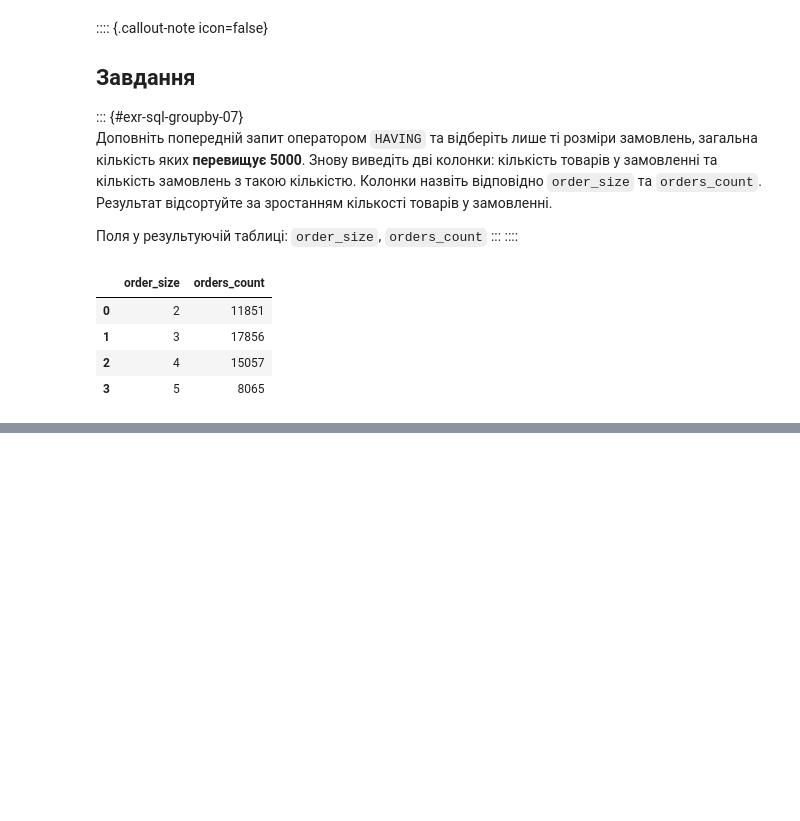
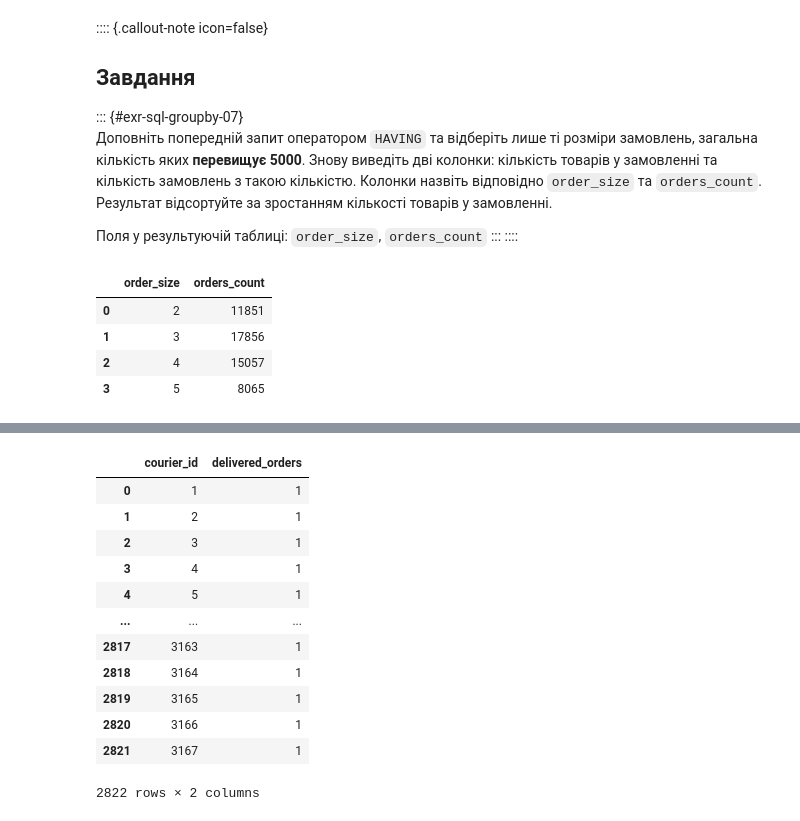
Before and after one commit to Aranaur/py4ds, a Jupyter notebook: sql_groupby.ipynb, the cells around one changed output, grey strips where cells are left out. Saved outputs shown, nothing was run; the diff lists cells and outputs as text; code cells hidden in the pictures; blank space fills up the shorter version.

Commit message:
finish sql groupby chapter

```diff
--- a/sql_groupby.ipynb
+++ b/sql_groupby.ipynb
@@ -380,0 +424,27 @@ ORDER BY order_size
+# %%
+#| code-fold: true
+#| code-summary: "Рішення"
+
+%%sql
+SELECT courier_id,
+       count(distinct courier_id) as delivered_orders
+FROM   courier_actions
+WHERE  action = 'deliver_order'
+   and date_part('year', time) = 2022
+   and date_part('month', time) = 09
+GROUP BY courier_id having count(distinct courier_id) = 1
+ORDER BY courier_id
+# %% [output]
+|  | courier_id | delivered_orders |
+| 0 | 1 | 1 |
+| 1 | 2 | 1 |
+| 2 | 3 | 1 |
+| 3 | 4 | 1 |
+| 4 | 5 | 1 |
+| ... | ... | ... |
+| 2817 | 3163 | 1 |
+| 2818 | 3164 | 1 |
+| 2819 | 3165 | 1 |
+| 2820 | 3166 | 1 |
+| 2821 | 3167 | 1 |
+2822 rows × 2 columns
```
Also changed, not shown: parts of 14 cells of this notebook, 24 other files.
